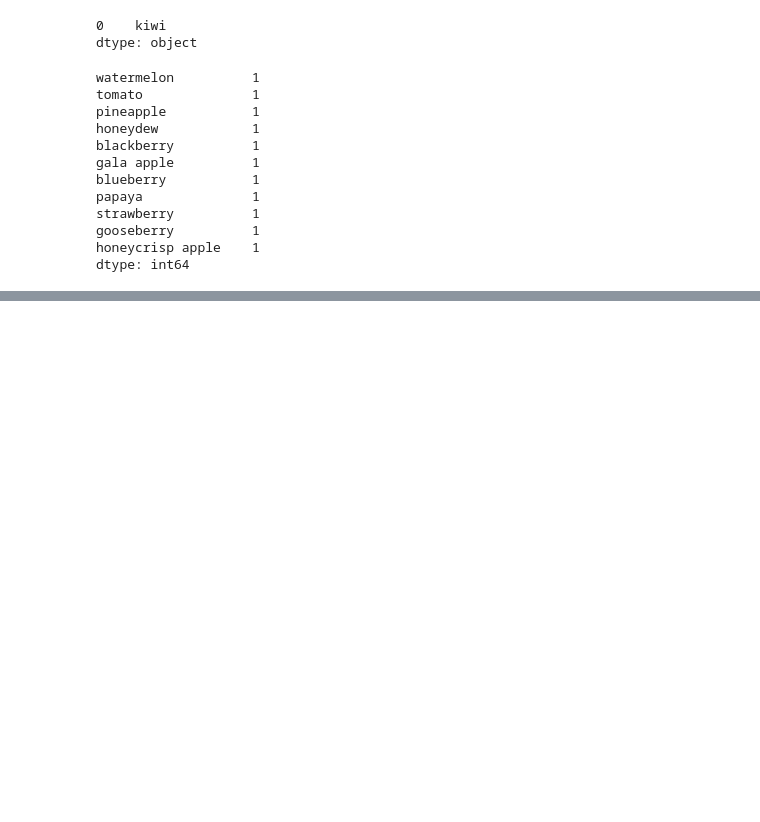
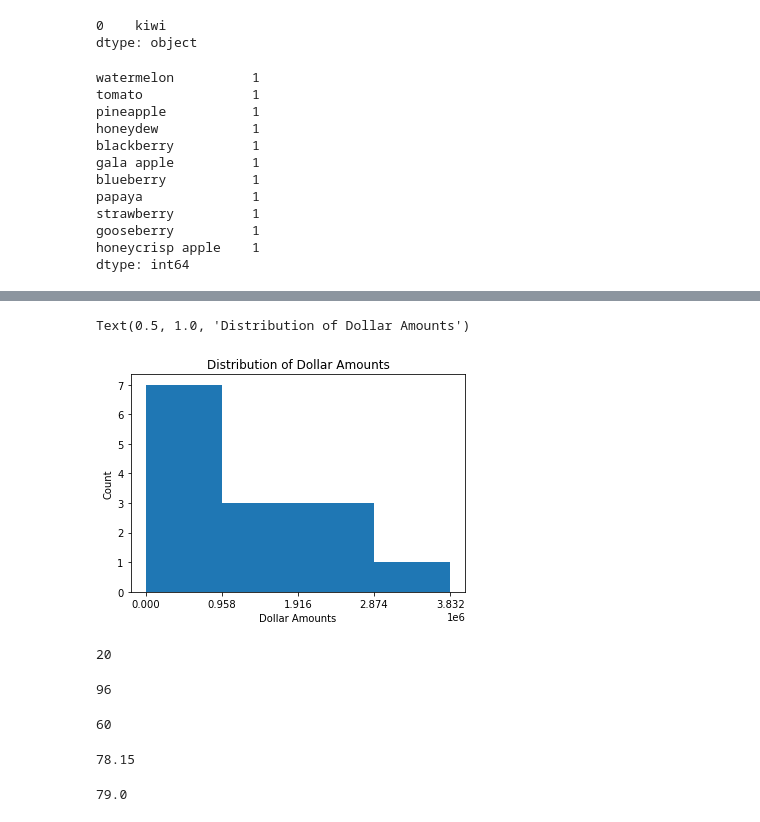
Before and after one commit to lupeluna/numpy-pandas-visualization-exercises, a Jupyter notebook: pandas_series.ipynb, the cells around one changed output, grey strips where cells are left out. Saved outputs shown, nothing was run; the diff lists cells and outputs as text; code cells hidden in the pictures; blank space fills up the shorter version.

```diff
--- a/pandas_series.ipynb
+++ b/pandas_series.ipynb
@@ -147,0 +368,5 @@ dtype: int64
+# %%
+numbers = pd.Series(['$796,459.41', '$278.60', '$482,571.67', '$4,503,915.98', '$2,121,418.3', '$1,260,813.3',
+                   '$87,231.01', '$1,509,175.45', '$4,138,548.00', '$2,848,913.80', '$594,715.39',
+                   '$4,789,988.17', '$4,513,644.5', '$3,191,059.97', '$1,758,712.24', '$4,338,283.54',
+                   '$4,738,303.38', '$2,791,759.67', '$769,681.94', '$452,650.23'])
@@ -147,0 +388,5 @@ dtype: int64
+# %%
+numbers_float = numbers.str[1:]
+numbers_float = numbers_float.str.replace(',', '')
+numbers_float = numbers_float.astype(float)
+numbers_float
@@ -147,0 +425,3 @@ dtype: int64
+# %%
+value_range = numbers_float.max() - numbers_float.min()
+value_range
@@ -147,0 +456,11 @@ dtype: int64
+# %%
+#matplotlib
+bin_labels = np.arange(numbers_float.min(), numbers_float.max(), value_range / 5)
+plt.hist(numbers_float, bins = bin_labels)
+plt.xticks(bin_labels)
+plt.xlabel('Dollar Amounts')
+plt.ylabel('Count')
+plt.title('Distribution of Dollar Amounts')
+# %% [output]
+Text(0.5, 1.0, 'Distribution of Dollar Amounts')
+[figure, added]
@@ -147,0 +474,4 @@ dtype: int64
+# %%
+exam_scores.count()
+# %% [output]
+20
@@ -147,0 +481,16 @@ dtype: int64
+# %%
+exam_scores.max()
+# %% [output]
+96
+# %%
+exam_scores.min()
+# %% [output]
+60
+# %%
+exam_scores.mean()
+# %% [output]
+78.15
+# %%
+exam_scores.median()
+# %% [output]
+79.0
```
Also changed, not shown: parts of 65 cells of this notebook.
